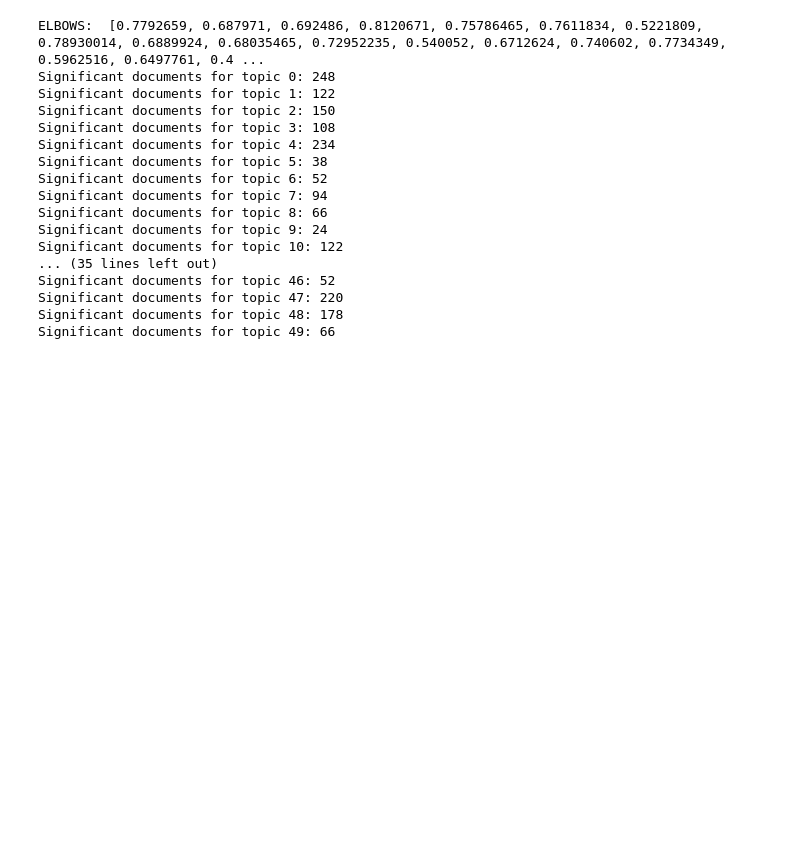
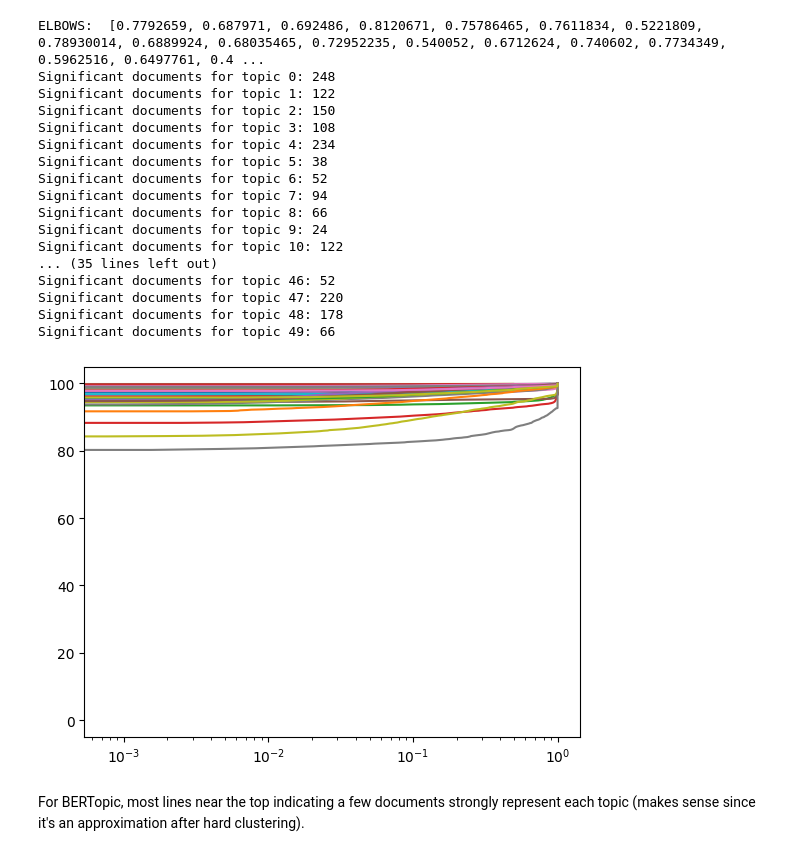
Before and after one commit to ahoho/proxann, a Jupyter notebook: notebooks/elbow_method.ipynb, the cells around one changed output. Drawn from its saved outputs; the diff is of its cells as text; code cells hidden in the pictures; blank space fills up the shorter version.

Commit message:
Fixed some errors when using BERTopic and finished script for generating pilot data

```diff
--- a/notebooks/elbow_method.ipynb
+++ b/notebooks/elbow_method.ipynb
@@ -10,6 +11,7 @@ from scipy.ndimage import uniform_filter1d
 # %%
 mallet_path = pathlib.Path("/export/usuarios_ml4ds/lbartolome/Repos/umd/theta-evaluation/data/models/mallet")
 ctm_path = pathlib.Path("/export/usuarios_ml4ds/lbartolome/Repos/umd/theta-evaluation/data/models/ctm")
+bert_path = pathlib.Path("/export/usuarios_ml4ds/lbartolome/Repos/umd/theta-evaluation/data/models/trained/bertopic_wiki_50_ctm_emb_pre")
 # %%
 def load_model_info(model_path):
     if model_path.stem == "mallet":
@@ -34,5 +47,5 @@ def load_model_info(model_path):
 # %%
-def thrFig(thetas32, thetas_thr=3e-3, poly_degree=3, smoothing_window=5):
+def thrFig(thetas32, thetas_thr=3e-3, poly_degree=3, smoothing_window=5, do_knee=True):
     sampled_docs = {}
     all_elbows = []
 
@@ -47,27 +60,32 @@ def thrFig(thetas32, thetas_thr=3e-3, poly_degree=3, smoothing_window=5):
 
         plt.semilogx(x_values, y_values_smooth)
 
-        # Using KneeLocator to find the elbow point
-        kneedle = KneeLocator(x_values, y_values_smooth, curve='convex', direction='increasing', interp_method='polynomial', polynomial_degree=poly_degree)
-        elbow = kneedle.elbow
-        all_elbows.append(elbow)
-
-        # Filter document indices based on the elbow point (keeping values above the elbow)
-        if elbow:
-            significant_docs[k] = np.where(thetas32[:, k] >= elbow)[0]
+        elbows = None
+        if do_knee:
 
 
-    # Plot elbows
-    #for elbow in all_elbows:
-    #    if elbow:
-    #        plt.semilogx([elbow, elbow], [0, 100], 'g--', label=f'Elbow {elbow}')
+            # Using KneeLocator to find the elbow point
+            kneedle = KneeLocator(x_values, y_values_smooth, curve='convex', direction='increasing', interp_method='polynomial', polynomial_degree=poly_degree)
+            elbow = kneedle.elbow
+            all_elbows.append(elbow)
+
+            # Filter document indices based on the elbow point (keeping values above the elbow)
+            if elbow:
+                significant_docs[k] = np.where(thetas32[:, k] >= elbow)[0]
+
+
+        # Plot elbows
+        #for elbow in all_elbows:
+        #    if elbow:
+        #        plt.semilogx([elbow, elbow], [0, 100], 'g--', label=f'Elbow {elbow}')
 
     plt.show()
 
     return significant_docs, elbows
 # %%
-thetas_mallet, betas_mallet, vocab_w2id_mallet, bow_mallet, keys_mallet = load_model_info(mallet_path)
-thetas_ctm, betas_ctm, vocab_w2id_ctm, bow_ctm, keys_ctm = load_model_info(ctm_path)
+thetas_mallet, betas_mallet, vocab_w2id_mallet, keys_mallet = load_model_info(mallet_path)
+thetas_ctm, betas_ctm, vocab_w2id_ctm, keys_ctm = load_model_info(ctm_path)
+thetas_bt, betas_bt, vocab_w2id_bt, keys_bt = load_model_info(bert_path)
 # %%
 significant_docs, elbows = thrFig(thetas_mallet)
 
@@ -120,3 +138,14 @@ Significant documents for topic 46: 52
 Significant documents for topic 47: 220
 Significant documents for topic 48: 178
 Significant documents for topic 49: 66
+# %%
+significant_docs, elbows = thrFig(thetas_bt, do_knee=False)
+
+#print("ELBOWS: ", elbows)
+
+#for topic, docs in significant_docs.items():
+#    print(f"Significant documents for topic {topic}: {len(docs)}")
+# %% [output]
+[figure, added]
+# %% [markdown]
+For BERTopic, most lines near the top indicating a few documents strongly represent each topic (makes sense since it's an approximation after hard clustering).
```
Also changed, not shown: parts of 2 cells of this notebook, 22 other files.
